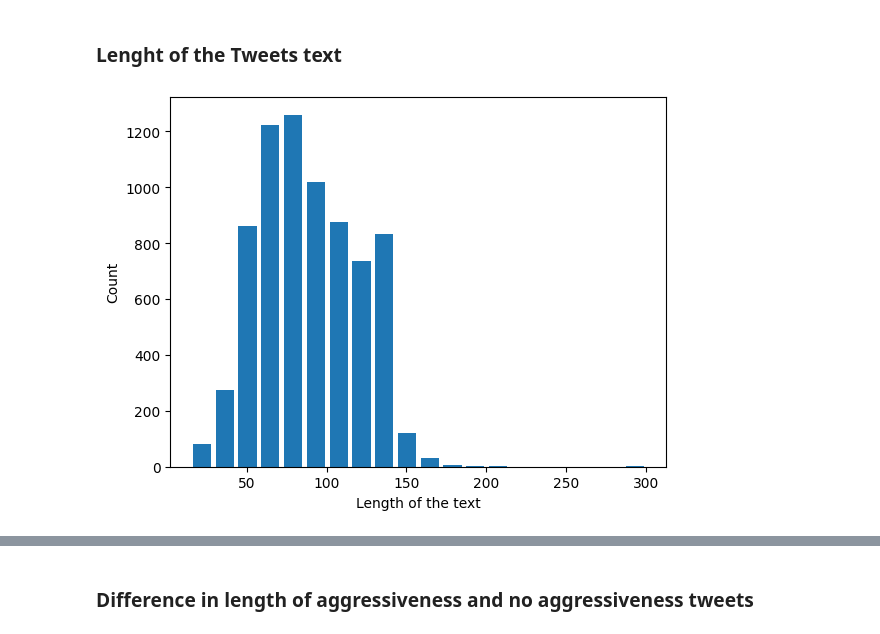
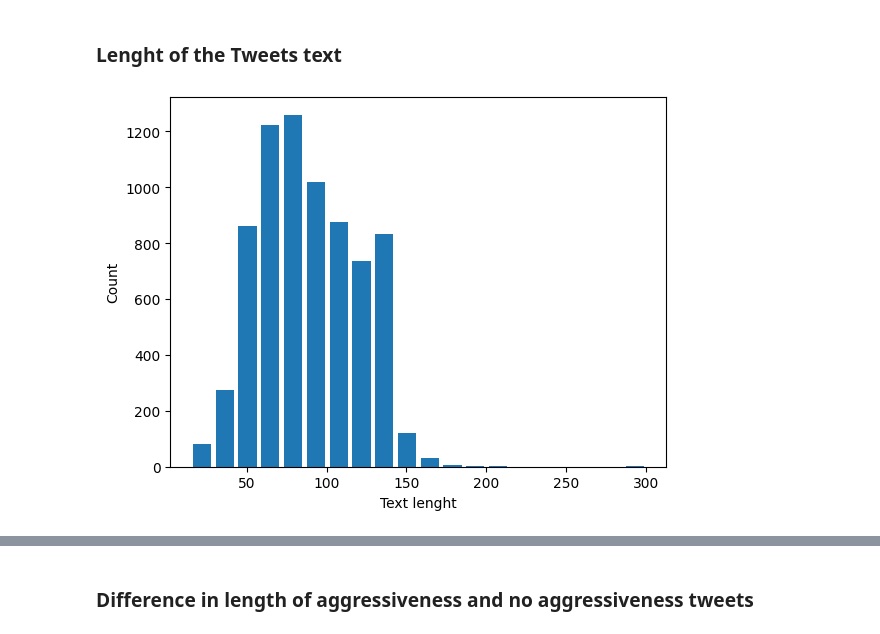
Before and after one commit to lilianabs/aggressiveness-detection-mex-spa, a Jupyter notebook: 1.Explotatory_data_analysis.ipynb, the cells around one changed output, grey strips where cells are left out. Drawn from its saved outputs; the diff is of its cells as text; code cells hidden in the pictures.

```diff
--- a/1.Explotatory_data_analysis.ipynb
+++ b/1.Explotatory_data_analysis.ipynb
@@ -41,10 +45,10 @@ df["length"] = df.Text.str.len()
 df['word_count'] = df['Text'].str.split().str.len()
 # %%
 plt.hist(df.length, bins=20, rwidth=0.8)
-plt.xlabel('Length of the text')
+plt.xlabel('Text lenght')
 plt.ylabel('Count');
 # %% [output]
-[figure, old version]
+[figure, new version]
 # %%
 df[df.length > 200]
 # %% [output]
```
Also changed, not shown: parts of 28 cells of this notebook.
